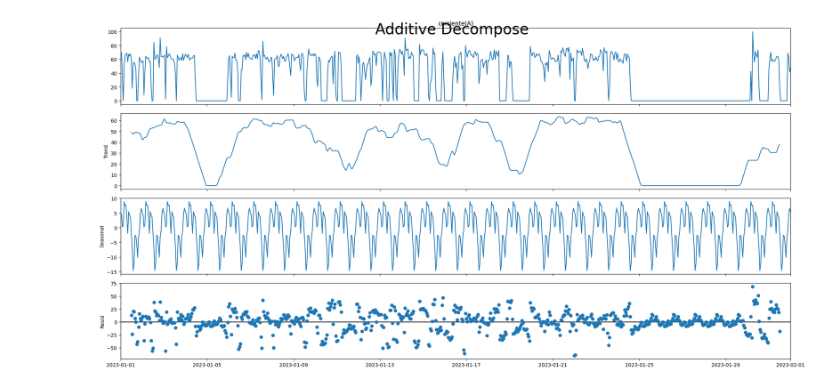
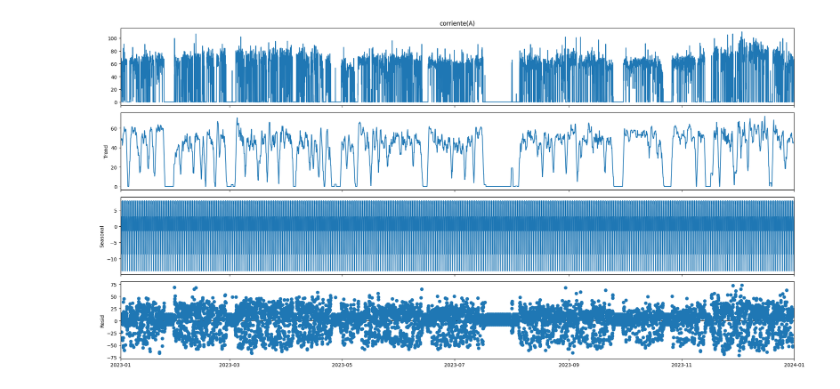
Before and after one commit to duc-an-nguyen/hiConstruction, a Jupyter notebook: timeSeriesDescomposition.ipynb, the cells around one changed output. Cells and saved outputs as stored; diff of their text form; code cells hidden in the pictures.

```diff
--- a/timeSeriesDescomposition.ipynb
+++ b/timeSeriesDescomposition.ipynb
@@ -22,4 +14,4 @@ df_raw = pd.read_hdf('data/3200CR001_26-3-2024.h5')
 df = df_raw.copy()
 df.drop_duplicates(subset='tiempo', inplace=True)
 df.loc[:, df.select_dtypes('number').columns] = df.select_dtypes('number').interpolate(method='linear')
-#df.set_index('tiempo', inplace=True)
+df.set_index('tiempo', inplace=True)
@@ -34,0 +18,3 @@ ValueError: freq MIN not understood. Please report if you think this is in error
+# %%
+df_aggregation = df.select_dtypes('number').apply(lambda variable: variable.resample('h').mean())
+df_aggregation.fillna(0, inplace=True)
@@ -41,17 +44,18 @@ def decompose(df, column_name):
     df -> DataFrame
     column_name -> column_name for which trend, seasonality is to be captured
     """
-    #result_mul = seasonal_decompose(df[column_name], model='multiplicative', extrapolate_trend = 'freq')
-    result_add = seasonal_decompose(df[column_name].resample('h').mean(), model = 'additive') #, extrapolate_trend='freq')
+    #result_mul = seasonal_decompose(df[column_name].resample('h').mean(), model='multiplicative') #, extrapolate_trend = 'freq')
+    result_add = seasonal_decompose(df[column_name], model = 'additive') #, extrapolate_trend='freq')
 
     plt.rcParams.update({'figure.figsize': (20, 10)})
-    #result_mul.plot().suptitle('Multiplicative Decompose', fontsize=30)
-    result_add.plot().suptitle('Additive Decompose', fontsize=30)
+    #result_mul.plot()#.suptitle('Multiplicative Decompose', fontsize=30)
+    result_add.plot() #.suptitle('Additive Decompose', fontsize=30)
     plt.show()
 
     #return result_mul, result_add
     return result_add
-# %%
-result_add = decompose(df_filtered, 'corriente(A)')
-# %% [output]
-[figure, removed]
+# %%
+variable = df_aggregation.columns[0]
+result_add = decompose(df_aggregation, variable)
+# %% [output]
+[figure, added]
```
Also changed, not shown: parts of 8 cells of this notebook, 3 other files.
